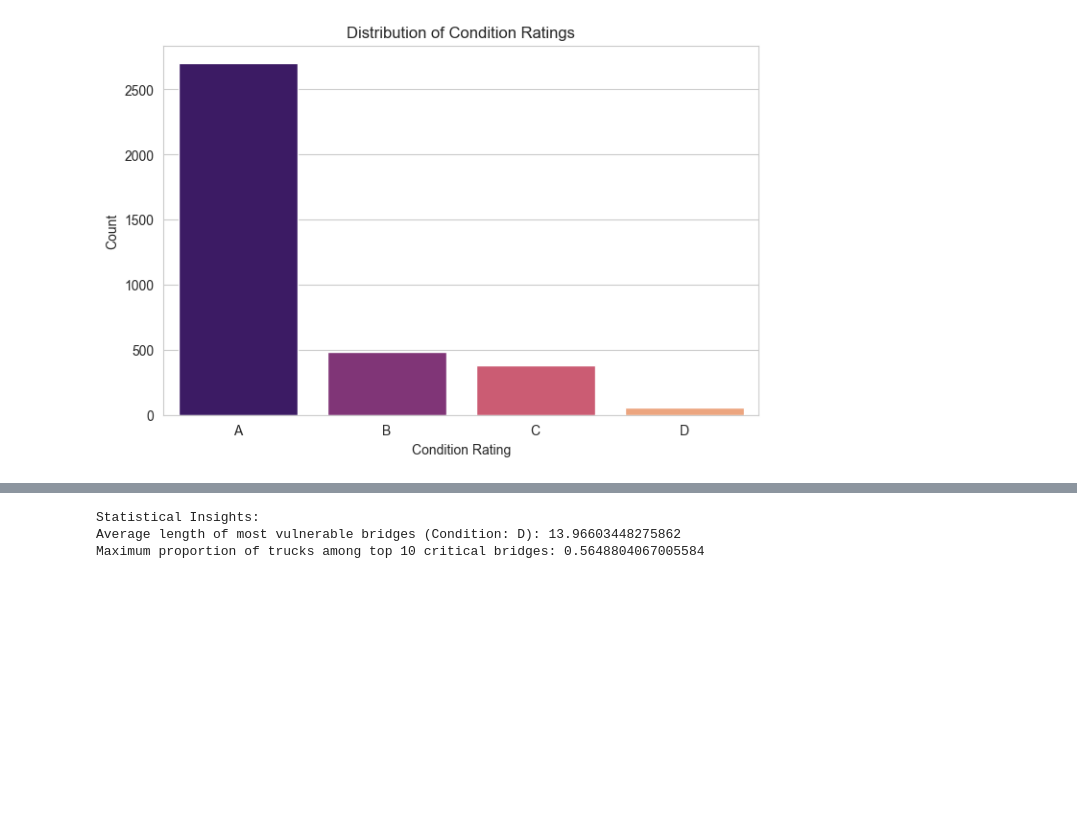
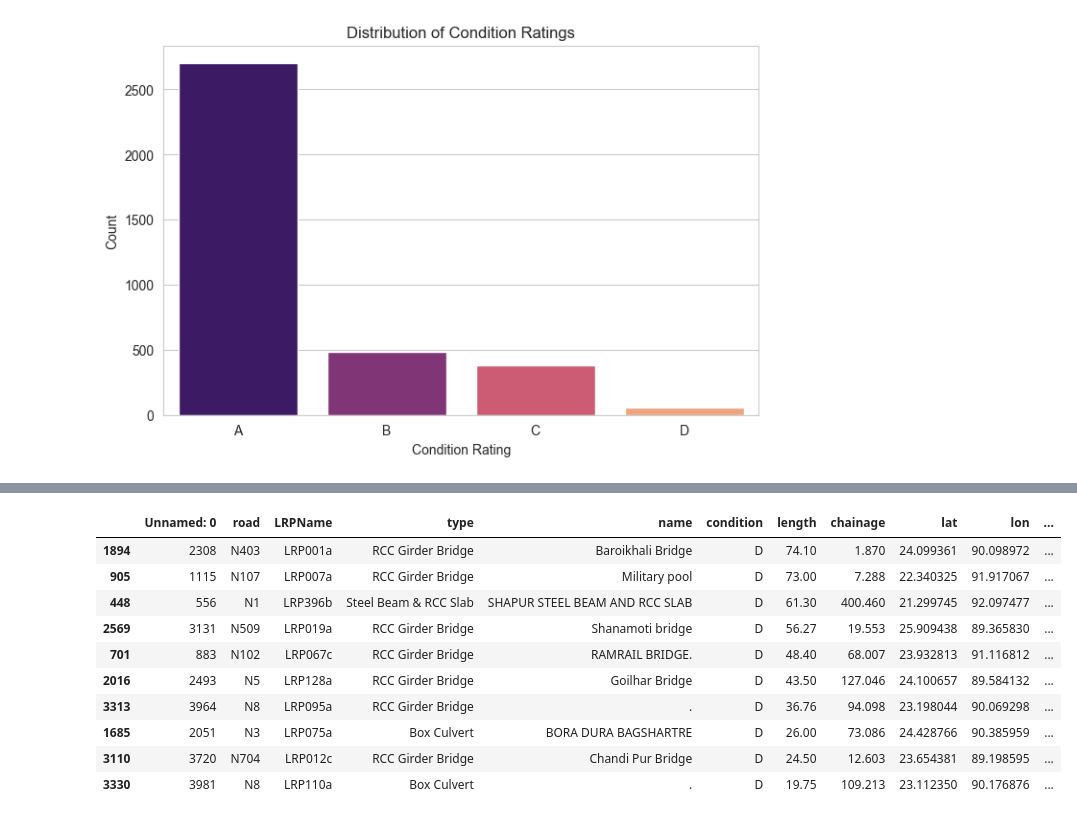
Before and after one commit to roydonders/EPA113a-Lab, a Jupyter notebook: EPA1352-G01-A4/notebook/top10assignment4.ipynb, the cells around one changed output, grey strips where cells are left out. Cells and saved outputs as stored; diff of their text form; code cells hidden in the pictures; blank space fills up the shorter version.

```diff
--- a/EPA1352-G01-A4/notebook/top10assignment4.ipynb
+++ b/EPA1352-G01-A4/notebook/top10assignment4.ipynb
@@ -120,12 +162,24 @@ fig.show()
 # %% [output]
 [interactive output not drawn]
 [interactive output not drawn]
-# %%
-# Statistical insights
-print("Statistical Insights:")
-print("Average length of most vulnerable bridges (Condition: D):", most_vulnerable['length'].mean())
-print("Maximum proportion of trucks among top 10 critical bridges:", top_30_critical['Proportion truck'].max())
-# %% [output]
-Statistical Insights:
-Average length of most vulnerable bridges (Condition: D): 13.96603448275862
-Maximum proportion of trucks among top 10 critical bridges: 0.5648804067005584
+# %%
+# Sort by length in descending order
+condition_d_bridges_sorted = most_vulnerable.sort_values(by='length', ascending=False)
+
+# Select top 10 bridges
+top_10_condition_d_bridges = condition_d_bridges_sorted.head(10)
+
+# Display the top 10 bridges
+top_10_condition_d_bridges
+# %% [output]
+|  | Unnamed: 0 | road | LRPName | type | name | condition | length | chainage | lat | lon | ... |
+| 1894 | 2308 | N403 | LRP001a | RCC Girder Bridge | Baroikhali Bridge | D | 74.10 | 1.870 | 24.099361 | 90.098972 | ... |
+| 905 | 1115 | N107 | LRP007a | RCC Girder Bridge | Military pool | D | 73.00 | 7.288 | 22.340325 | 91.917067 | ... |
+| 448 | 556 | N1 | LRP396b | Steel Beam & RCC Slab | SHAPUR STEEL BEAM AND RCC SLAB | D | 61.30 | 400.460 | 21.299745 | 92.097477 | ... |
+| 2569 | 3131 | N509 | LRP019a | RCC Girder Bridge | Shanamoti bridge | D | 56.27 | 19.553 | 25.909438 | 89.365830 | ... |
+| 701 | 883 | N102 | LRP067c | RCC Girder Bridge | RAMRAIL BRIDGE. | D | 48.40 | 68.007 | 23.932813 | 91.116812 | ... |
+| 2016 | 2493 | N5 | LRP128a | RCC Girder Bridge | Goilhar Bridge | D | 43.50 | 127.046 | 24.100657 | 89.584132 | ... |
+| 3313 | 3964 | N8 | LRP095a | RCC Girder Bridge | . | D | 36.76 | 94.098 | 23.198044 | 90.069298 | ... |
+| 1685 | 2051 | N3 | LRP075a | Box Culvert | BORA DURA BAGSHARTRE | D | 26.00 | 73.086 | 24.428766 | 90.385959 | ... |
+| 3110 | 3720 | N704 | LRP012c | RCC Girder Bridge | Chandi Pur Bridge | D | 24.50 | 12.603 | 23.654381 | 89.198595 | ... |
+| 3330 | 3981 | N8 | LRP110a | Box Culvert | . | D | 19.75 | 109.213 | 23.112350 | 90.176876 | ... |
```
Also changed, not shown: parts of 14 cells of this notebook.
